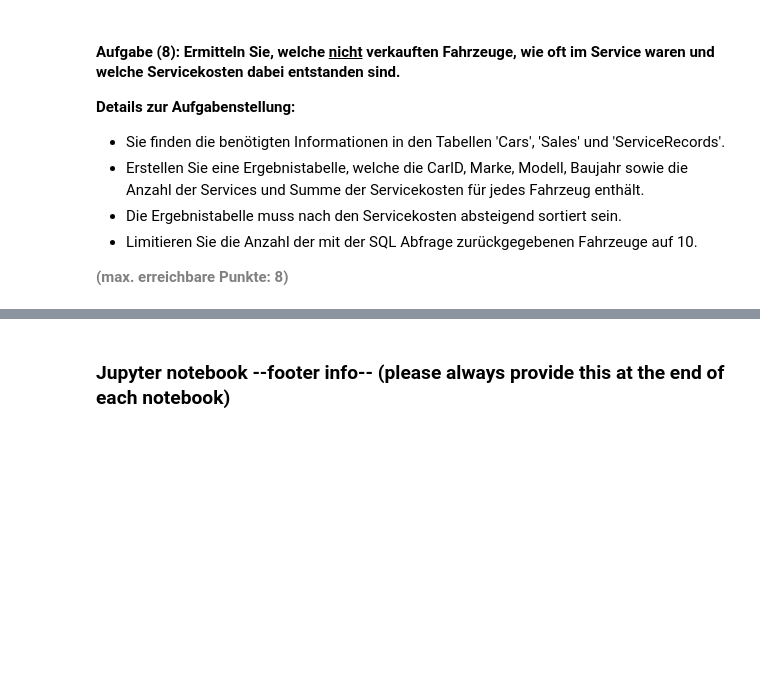
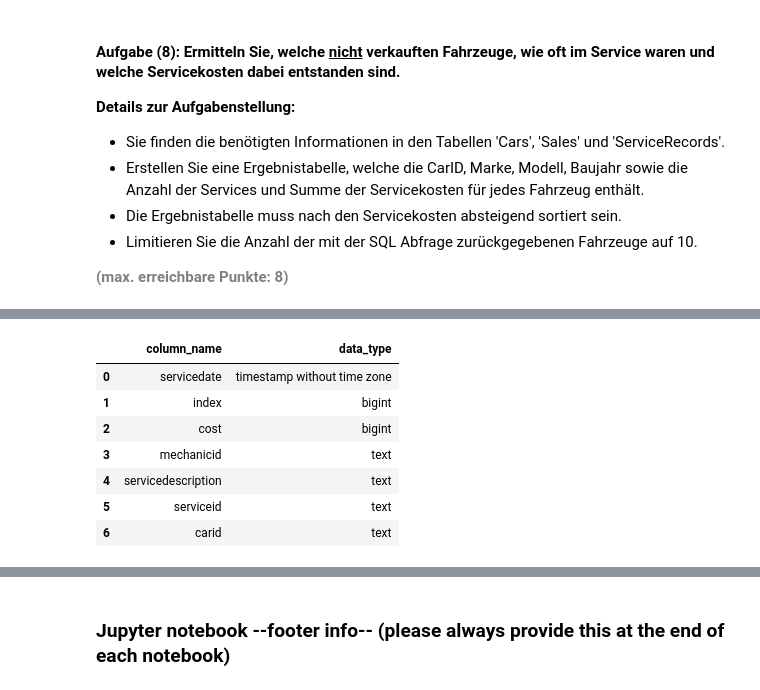
Before and after one commit to migifor-forstmi4/python_postgresql_pgadmin, a Jupyter notebook: 99_alte Prüfungen/AP01/AP01_Mgmt_Nutzung_Relationale_Daten.ipynb, the cells around one changed output, grey strips where cells are left out. Saved outputs shown, nothing was run; the diff lists cells and outputs as text; code cells hidden in the pictures; blank space fills up the shorter version.

```diff
--- a/99_alte Prüfungen/AP01/AP01_Mgmt_Nutzung_Relationale_Daten.ipynb
+++ b/99_alte Prüfungen/AP01/AP01_Mgmt_Nutzung_Relationale_Daten.ipynb
@@ -666,0 +656,21 @@ df_sub
+# %%
+# Create SQLAlchemy Engine
+engine = create_engine(db_connection_url)
+
+# Open a connection
+with engine.connect() as connection:
+    #Execute the query
+    #Zuerst cars Tabelle abfragen / checken.
+    df_sub = pd.read_sql_query("""
+        SELECT column_name, data_type
+        FROM information_schema.columns
+        WHERE table_name = 'cars'
+""", con=engine)
+
+    # Fetch and print the results
+    for row in result:
+        print(row[0])
+
+# Dispose the engine
+engine.dispose()
+df_sub
@@ -666,0 +687,30 @@ df_sub
+# %%
+# Create SQLAlchemy Engine
+engine = create_engine(db_connection_url)
+
+# Open a connection
+with engine.connect() as connection:
+    #Execute the query
+    #Zuerst servicerecords Tabelle abfragen / checken.
+    df_sub = pd.read_sql_query("""
+        SELECT column_name, data_type
+        FROM information_schema.columns
+        WHERE table_name = 'servicerecords'
+""", con=engine)
+
+    # Fetch and print the results
+    for row in result:
+        print(row[0])
+
+# Dispose the engine
+engine.dispose()
+df_sub
+# %% [output]
+|  | column_name | data_type |
+| 0 | servicedate | timestamp without time zone |
+| 1 | index | bigint |
+| 2 | cost | bigint |
+| 3 | mechanicid | text |
+| 4 | servicedescription | text |
+| 5 | serviceid | text |
+| 6 | carid | text |
```
Also changed, not shown: parts of 5 cells of this notebook.
